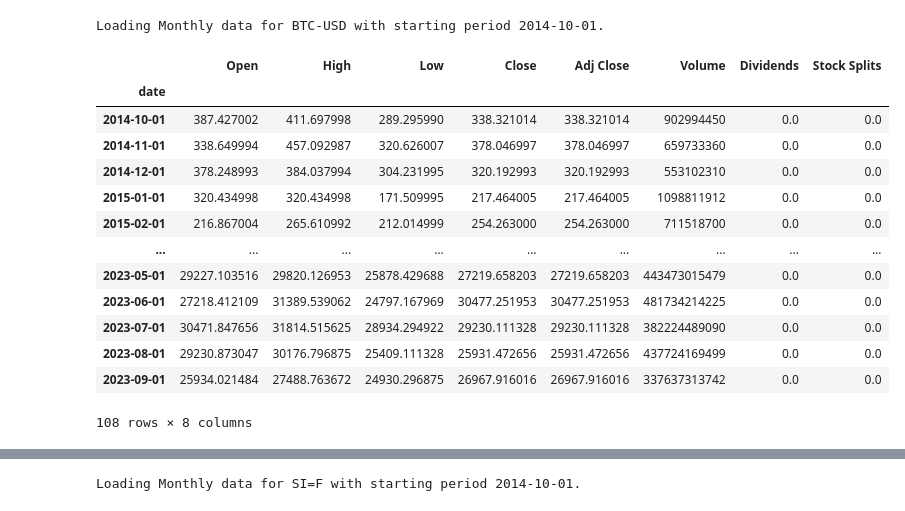
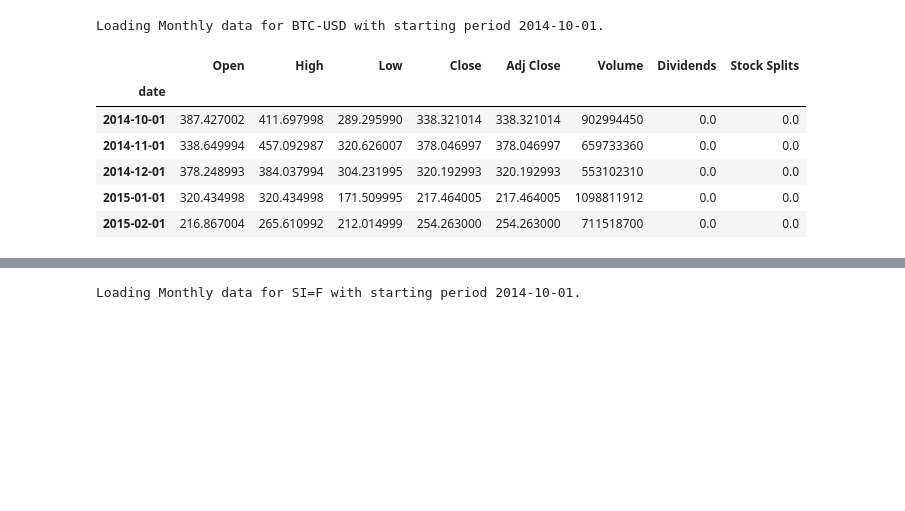
Before and after one commit to Hensonkk/Is-Crypto-The-Future, a Jupyter notebook: BTC_GOLD_SILVER DATA.ipynb, the cells around one changed output, grey strips where cells are left out. Saved outputs shown, nothing was run; the diff lists cells and outputs as text; code cells hidden in the pictures; blank space fills up the shorter version.

```diff
--- a/BTC_GOLD_SILVER DATA.ipynb
+++ b/BTC_GOLD_SILVER DATA.ipynb
@@ -40,22 +40,15 @@ btc_monthly = openbb.stocks.load(symbol = 'btc-usd', start_date = '2014-09-01',
 # %% [output]
 Loading Monthly data for BTC-USD with starting period 2014-10-01.
 # %%
-btc_monthly
+btc_monthly.head()
 # %% [output]
 |  | Open | High | Low | Close | Adj Close | Volume | Dividends | Stock Splits |
 | date |  |  |  |  |  |  |  |  |
 | 2014-10-01 | 387.427002 | 411.697998 | 289.295990 | 338.321014 | 338.321014 | 902994450 | 0.0 | 0.0 |
 | 2014-11-01 | 338.649994 | 457.092987 | 320.626007 | 378.046997 | 378.046997 | 659733360 | 0.0 | 0.0 |
 | 2014-12-01 | 378.248993 | 384.037994 | 304.231995 | 320.192993 | 320.192993 | 553102310 | 0.0 | 0.0 |
 | 2015-01-01 | 320.434998 | 320.434998 | 171.509995 | 217.464005 | 217.464005 | 1098811912 | 0.0 | 0.0 |
 | 2015-02-01 | 216.867004 | 265.610992 | 212.014999 | 254.263000 | 254.263000 | 711518700 | 0.0 | 0.0 |
-| ... | ... | ... | ... | ... | ... | ... | ... | ... |
-| 2023-05-01 | 29227.103516 | 29820.126953 | 25878.429688 | 27219.658203 | 27219.658203 | 443473015479 | 0.0 | 0.0 |
-| 2023-06-01 | 27218.412109 | 31389.539062 | 24797.167969 | 30477.251953 | 30477.251953 | 481734214225 | 0.0 | 0.0 |
-| 2023-07-01 | 30471.847656 | 31814.515625 | 28934.294922 | 29230.111328 | 29230.111328 | 382224489090 | 0.0 | 0.0 |
-| 2023-08-01 | 29230.873047 | 30176.796875 | 25409.111328 | 25931.472656 | 25931.472656 | 437724169499 | 0.0 | 0.0 |
-| 2023-09-01 | 25934.021484 | 27488.763672 | 24930.296875 | 26967.916016 | 26967.916016 | 337637313742 | 0.0 | 0.0 |
-108 rows × 8 columns
 # %%
 btc_monthly2 = btc_monthly[["Close", "Volume"]]
 # %%
```
Also changed, not shown: parts of 17 cells of this notebook, 7 other files.
